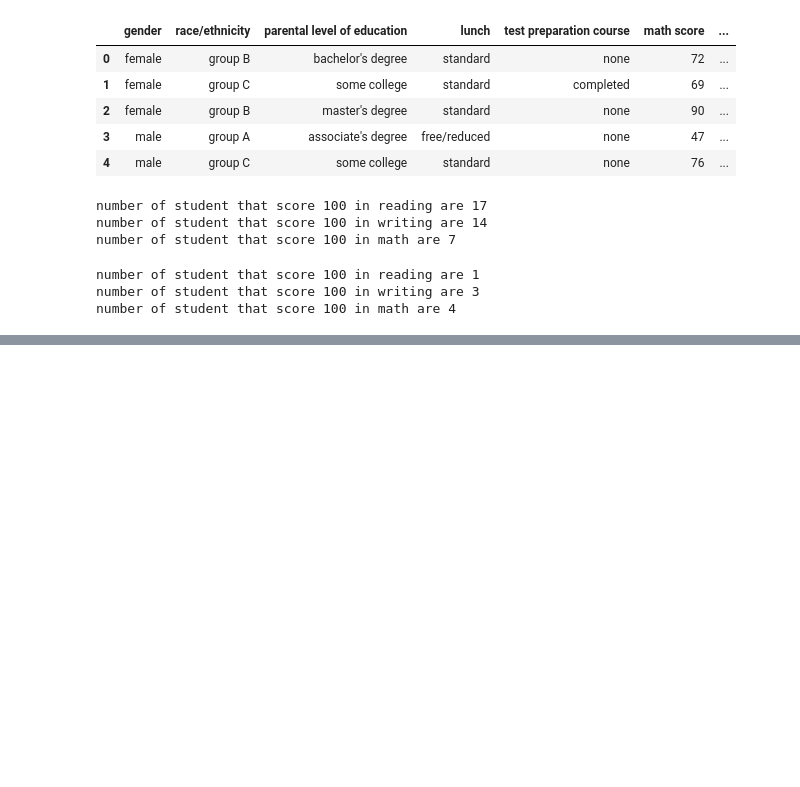
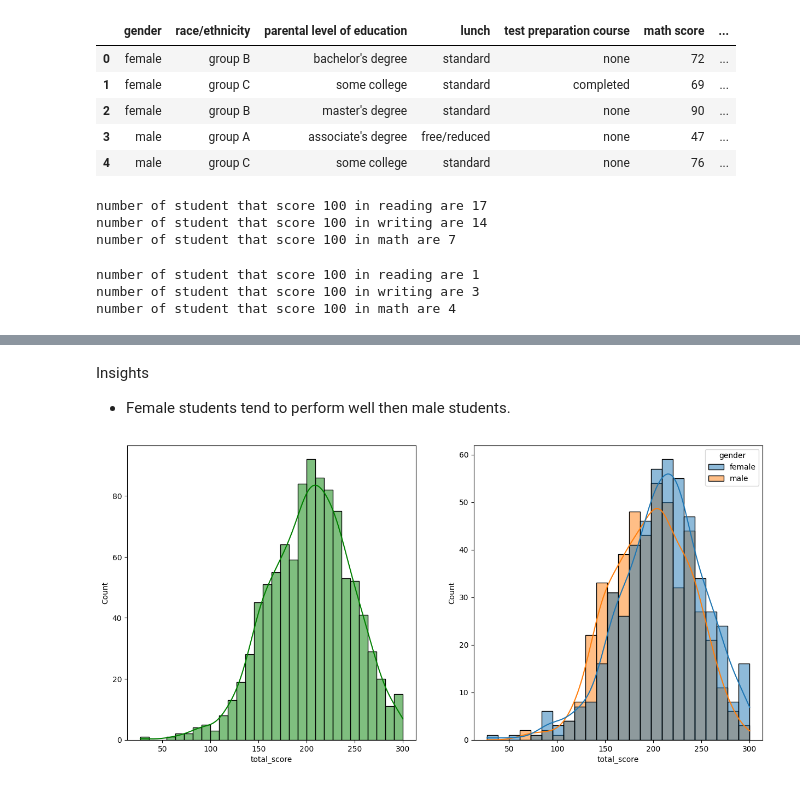
Before and after one commit to SirTee12/Demo-ML-Project, a Jupyter notebook: notebook/EDA_Student_Performance.ipynb, the cells around one changed output, grey strips where cells are left out. Cells and saved outputs as stored; diff of their text form; code cells hidden in the pictures; blank space fills up the shorter version.

```diff
--- a/notebook/EDA_Student_Performance.ipynb
+++ b/notebook/EDA_Student_Performance.ipynb
@@ -195,0 +207,12 @@ reading_full = data_
+# %% [markdown]
+Insights
++ Female students tend to perform well then male students.
+# %%
+fig, axs = plt.subplots(1, 2, figsize=(15, 7))
+plt.subplot(121)
+sns.histplot(data=data_student,x='total_score',bins=30,kde=True,color='g')
+plt.subplot(122)
+sns.histplot(data=data_student,x='total_score',kde=True,hue='gender')
+plt.show()
+# %% [output]
+[figure, added]
```
Also changed, not shown: parts of 22 cells of this notebook.
